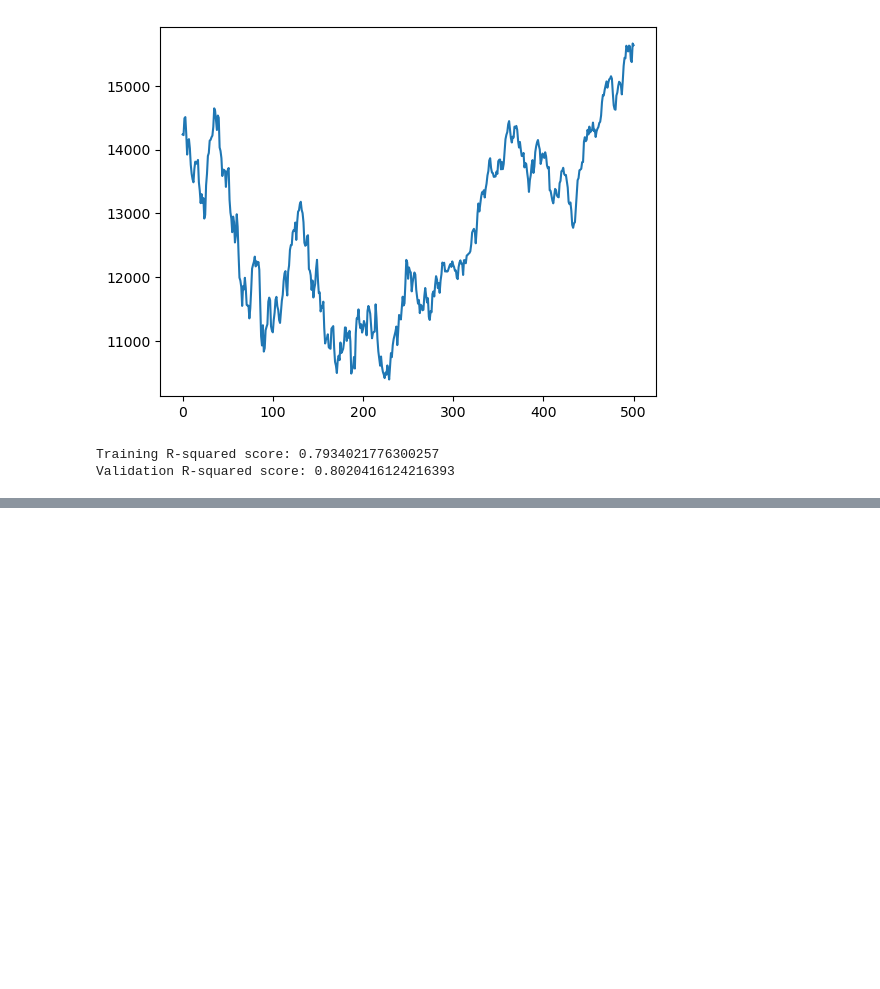
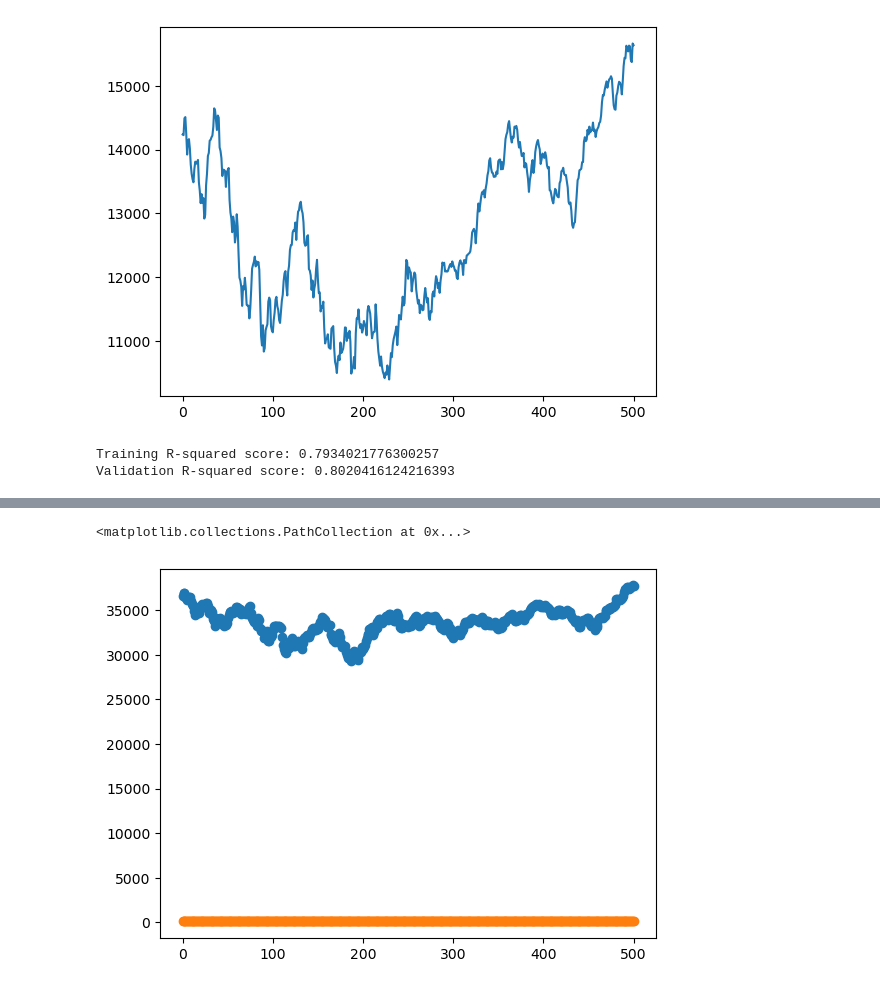
Before and after one commit to code4ry/FinRL-RegressionModels, a Jupyter notebook: Learning Models/Bayesian Regression/create_data.ipynb, the cells around one changed output, grey strips where cells are left out. Saved outputs shown, nothing was run; the diff lists cells and outputs as text; code cells hidden in the pictures; blank space fills up the shorter version.

```diff
--- a/Learning Models/Bayesian Regression/create_data.ipynb
+++ b/Learning Models/Bayesian Regression/create_data.ipynb
@@ -134,0 +182,8 @@ Validation R-squared score: 0.5277572051308318
+# %%
+#Graph results
+fig, ax = plt.subplots()
+ax.scatter(X_diji, y_diji)
+ax.scatter(X_diji, pred_valid)
+# %% [output]
+<matplotlib.collections.PathCollection at 0x...>
+[figure, added]
```
Also changed, not shown: parts of 10 cells of this notebook, 1 other file.
